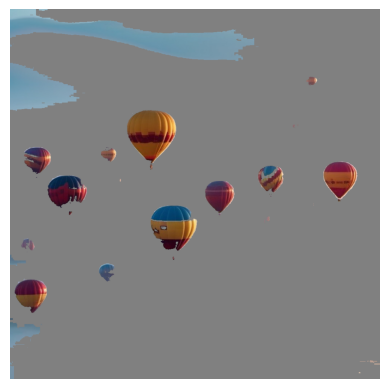
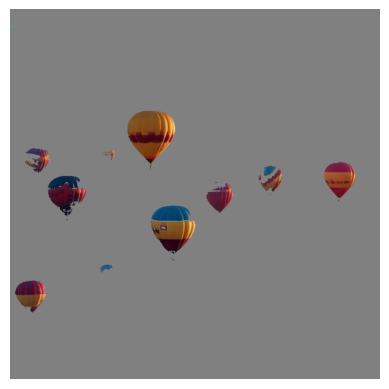
The change to this notebook cell's code, shown as a diff; its figure went from the first image to the second:
--- before
+++ after
@@ -1,21 +1,13 @@
-img_2 = imgs[1]
+img_2 = imgs[1].copy()
 
-# LAB-basiertes Color Slicing
-# Farbkomponenten a* und b*: Ballons haben intensive Werte, Himmel nahe 0
-lab2 = color.rgb2lab(img_2)
-a = lab2[:,:,1]  # Rot-Grün Achse
-b = lab2[:,:,2]  # Gelb-Blau Achse
+img_2_hsv = color.rgb2hsv(img_2)
 
-# Chroma: C = sqrt(a^2 + b^2) - Maß für Farbintensität
-chroma = np.sqrt(a**2 + b**2)
+S = img_2_hsv[:, :, 1] # extract saturation
 
-# Maske: Hohe Chroma = intensive Ballonfarben
-mask_lab = chroma > 14
+mask_2 = (S < 0.47)
 
-# Ergebnisbild: Original wo Maske wahr, sonst Grau (128)
-result_lab = np.ones_like(img_2) * 128
-result_lab[mask_lab] = img_2[mask_lab]
+img_2[mask_2] = 128
 
-plt.imshow(result_lab)
+plt.imshow(img_2)
 plt.axis("off")
 plt.show()

Commit: update